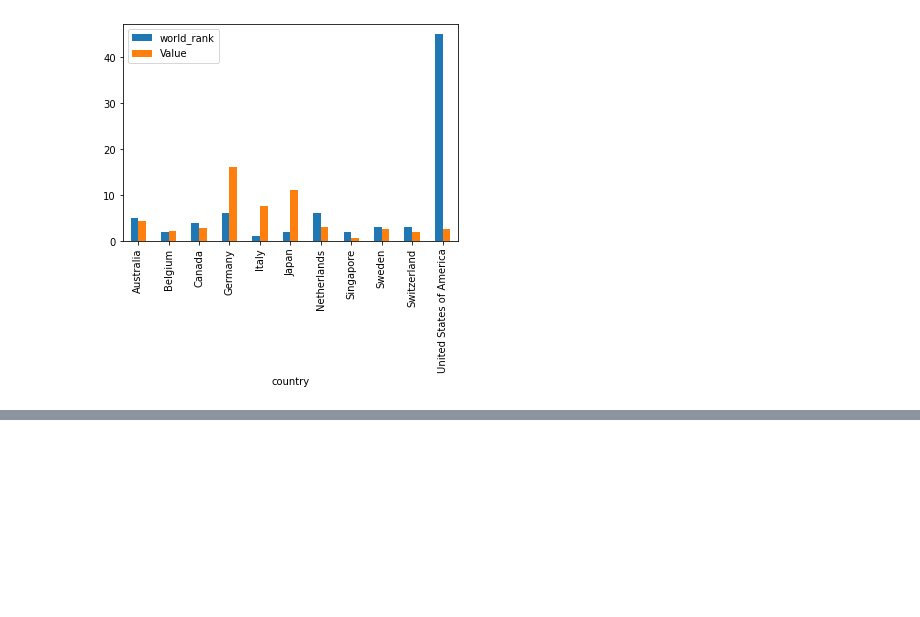
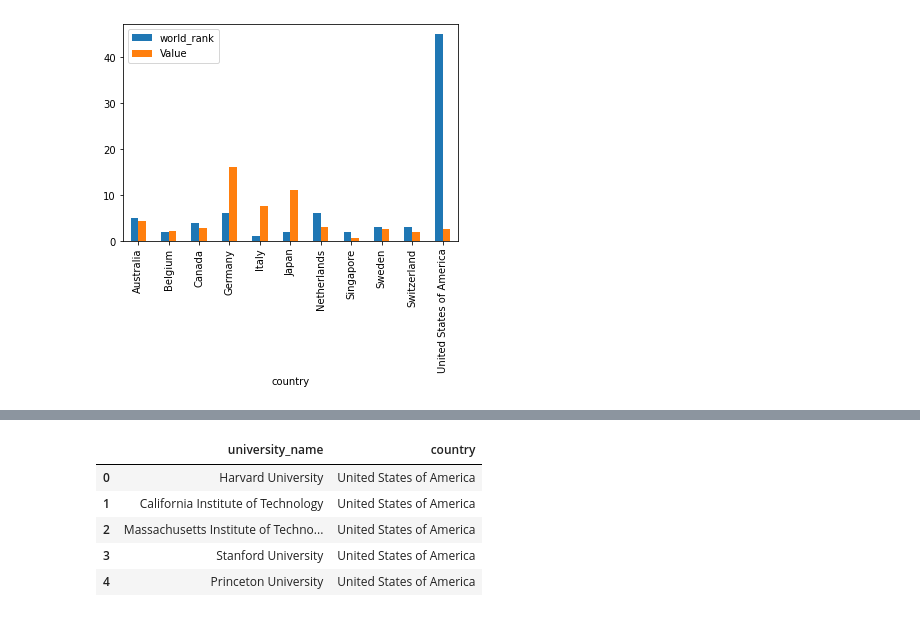
Before and after one commit to aarthy-22/data-science-projects, a Jupyter notebook: university rankings project/university_ranking_analysis.ipynb, the cells around one changed output, grey strips where cells are left out. Cells and saved outputs as stored; diff of their text form; code cells hidden in the pictures; blank space fills up the shorter version.

```diff
--- a/university rankings project/university_ranking_analysis.ipynb
+++ b/university rankings project/university_ranking_analysis.ipynb
@@ -118,0 +132,11 @@ pd.read_html()
+# %%
+uni_country = pd.read_csv('school_and_country_table.csv')
+uni_country = uni_country.rename(columns={'school_name':'university_name'})
+uni_country.head()
+# %% [output]
+|  | university_name | country |
+| 0 | Harvard University | United States of America |
+| 1 | California Institute of Technology | United States of America |
+| 2 | Massachusetts Institute of Techno... | United States of America |
+| 3 | Stanford University | United States of America |
+| 4 | Princeton University | United States of America |
```
Also changed, not shown: parts of 2 cells of this notebook.
